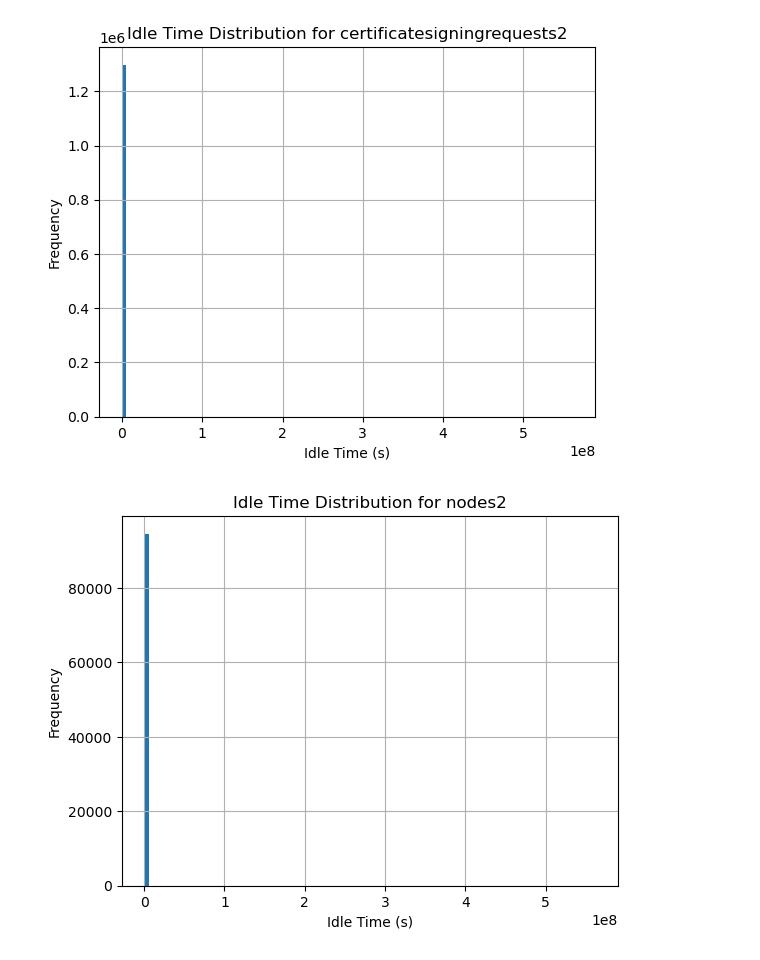
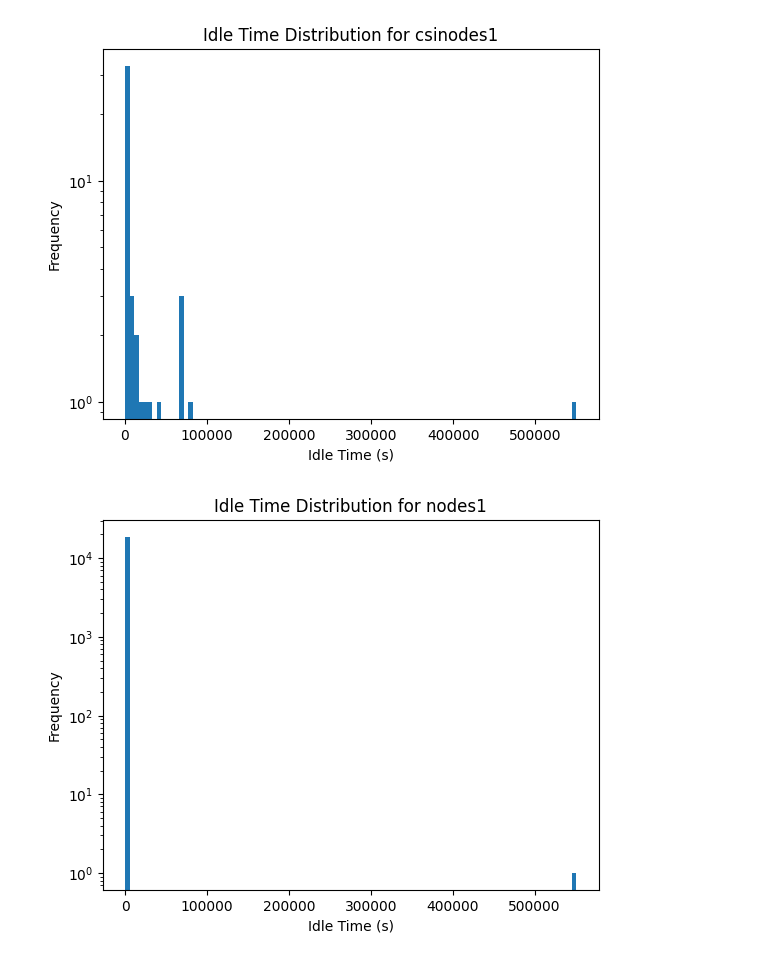
Before and after one commit to yi-ge-dian/scaler, a Jupyter notebook: data/data_training/analysis.ipynb, the cells around one changed output. Drawn from its saved outputs; the diff is of its cells as text; code cells hidden in the pictures.

```diff
--- a/data/data_training/analysis.ipynb
+++ b/data/data_training/analysis.ipynb
@@ -2,8 +2,8 @@
 import pandas as pd
 import os
 data = ['dataSet_1','dataSet_2','dataSet_3','function_smoke_test']
-requests = pd.read_json(os.path.join(data[3],'requests'),lines=True)
-metas = pd.read_json(os.path.join(data[3],'metas'),lines=True)
+requests = pd.read_json(os.path.join(data[0],'requests'),lines=True)
+metas = pd.read_json(os.path.join(data[0],'metas'),lines=True)
 # %%
 requests['endTime'] = requests['startTime'] + requests['durationsInMs']
 start_time = requests['startTime'].min()
@@ -87,7 +70,10 @@ for key in meta_keys:
     # 过滤掉请求次数小于10的metaKey
     if idle_time_stats.loc[key]['count'] < 10:
         continue
-    requests[requests['metaKey'] == key]['idle_time'].hist(bins=100)
+    #直方图，横坐标用log显示
+    plt.hist(requests.loc[key]['idle_time_in_sec'],bins=100,log=True)
+
+
 
     plt.title(f'Idle Time Distribution for {key}')
     plt.xlabel('Idle Time (s)')
@@ -99,2 +85,2 @@ for key in meta_keys:
-[figure, old version]
+[figure, new version]
-[figure, old version]
+[figure, new version]
```
Also changed, not shown: parts of 3 cells of this notebook, 1 other file.
